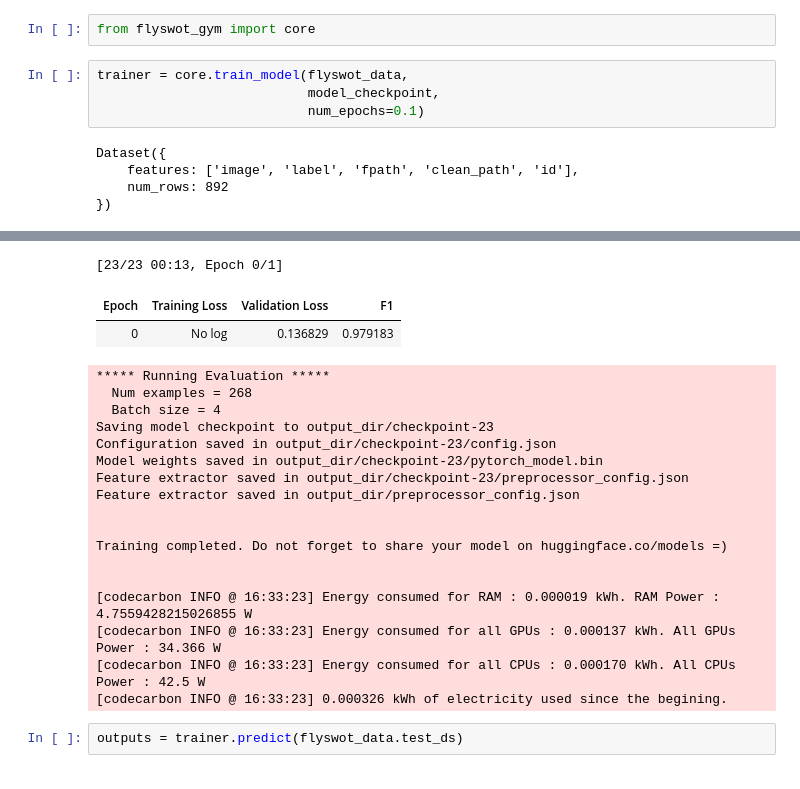
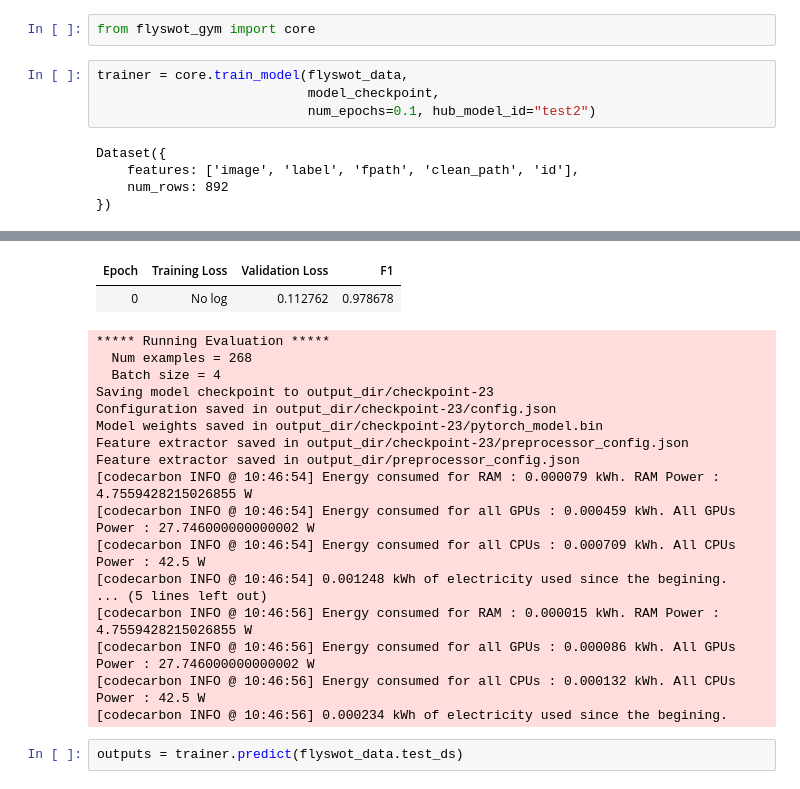
Before and after one commit to davanstrien/flyswot-gym, a Jupyter notebook: example/flyswot_gym.ipynb, the cells around one changed output, grey strips where cells are left out. Drawn from its saved outputs; the diff is of its cells as text.

Commit message:
update example nb

```diff
--- a/example/flyswot_gym.ipynb
+++ b/example/flyswot_gym.ipynb
@@ -83,7 +90,7 @@ from flyswot_gym import core
 # %%
 trainer = core.train_model(flyswot_data,
                            model_checkpoint,
-                           num_epochs=0.1)
+                           num_epochs=0.1, hub_model_id="test2")
 # %% [output]
 Dataset({
     features: ['image', 'label', 'fpath', 'clean_path', 'id'],
@@ -110,23 +117,22 @@ Using amp half precision backend
+| Epoch | Training Loss | Validation Loss | F1 |
+| 0 | No log | 0.112762 | 0.978678 |
-[23/23 00:13, Epoch 0/1]
+***** Running Evaluation *****
+  Num examples = 268
+  Batch size = 4
+Saving model checkpoint to output_dir/checkpoint-23
+Configuration saved in output_dir/checkpoint-23/config.json
+Model weights saved in output_dir/checkpoint-23/pytorch_model.bin
+Feature extractor saved in output_dir/checkpoint-23/preprocessor_config.json
+Feature extractor saved in output_dir/preprocessor_config.json
+[codecarbon INFO @ 10:46:54] Energy consumed for RAM : 0.000079 kWh. RAM Power : 4.7559428215026855 W
+[codecarbon INFO @ 10:46:54] Energy consumed for all GPUs : 0.000459 kWh. All GPUs Power : 27.746000000000002 W
+[codecarbon INFO @ 10:46:54] Energy consumed for all CPUs : 0.000709 kWh. All CPUs Power : 42.5 W
+[codecarbon INFO @ 10:46:54] 0.001248 kWh of electricity used since the begining.
+... (5 lines left out)
+[codecarbon INFO @ 10:46:56] Energy consumed for RAM : 0.000015 kWh. RAM Power : 4.7559428215026855 W
+[codecarbon INFO @ 10:46:56] Energy consumed for all GPUs : 0.000086 kWh. All GPUs Power : 27.746000000000002 W
+[codecarbon INFO @ 10:46:56] Energy consumed for all CPUs : 0.000132 kWh. All CPUs Power : 42.5 W
+[codecarbon INFO @ 10:46:56] 0.000234 kWh of electricity used since the begining.
-| Epoch | Training Loss | Validation Loss | F1 |
-| 0 | No log | 0.136829 | 0.979183 |
-***** Running Evaluation *****
-  Num examples = 268
-  Batch size = 4
-Saving model checkpoint to output_dir/checkpoint-23
-Configuration saved in output_dir/checkpoint-23/config.json
-Model weights saved in output_dir/checkpoint-23/pytorch_model.bin
-Feature extractor saved in output_dir/checkpoint-23/preprocessor_config.json
-Feature extractor saved in output_dir/preprocessor_config.json
-
-
-Training completed. Do not forget to share your model on huggingface.co/models =)
-
-
-[codecarbon INFO @ 16:33:23] Energy consumed for RAM : 0.000019 kWh. RAM Power : 4.7559428215026855 W
-[codecarbon INFO @ 16:33:23] Energy consumed for all GPUs : 0.000137 kWh. All GPUs Power : 34.366 W
-[codecarbon INFO @ 16:33:23] Energy consumed for all CPUs : 0.000170 kWh. All CPUs Power : 42.5 W
-[codecarbon INFO @ 16:33:23] 0.000326 kWh of electricity used since the begining.
 # %%
 outputs = trainer.predict(flyswot_data.test_ds)
 # %% [output]
```
Also changed, not shown: parts of 49 cells of this notebook, 1 other file.
